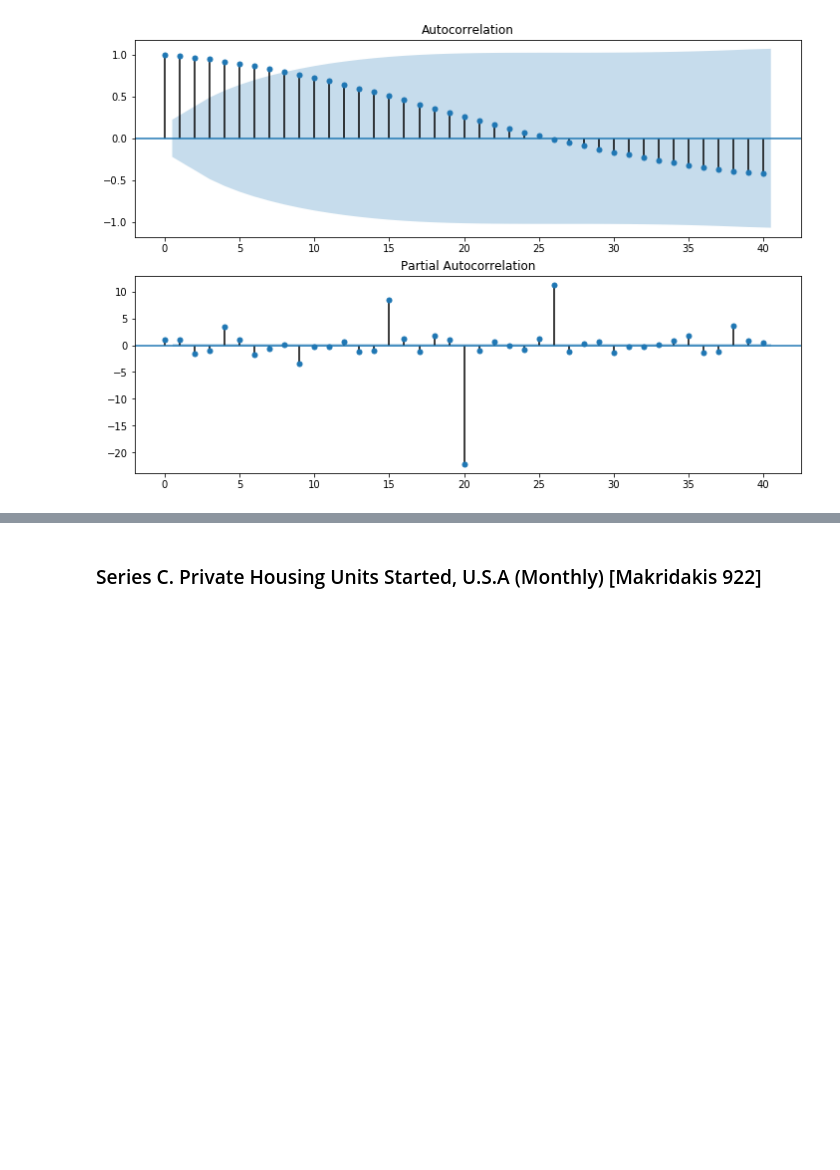
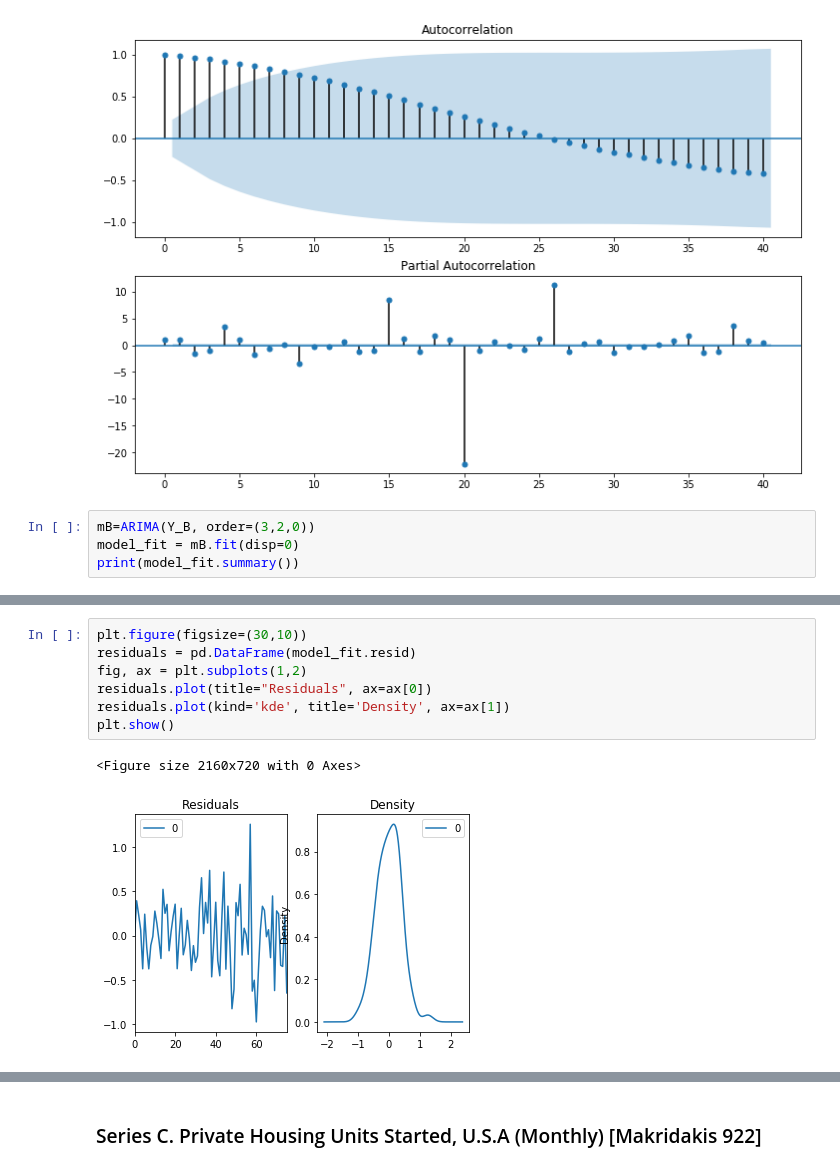
Before and after one commit to pazDaniela/MAT267, a Jupyter notebook: Certamen_2/C2.ipynb, the cells around one changed output, grey strips where cells are left out. Cells and saved outputs as stored; diff of their text form; blank space fills up the shorter version.

```diff
--- a/Certamen_2/C2.ipynb
+++ b/Certamen_2/C2.ipynb
@@ -68,3 +71,7 @@ ax2 = fig.add_subplot(212)
 fig = sm.graphics.tsa.plot_pacf(Y_B, lags=40, ax=ax2)
 # %% [output]
 [figure]
+# %%
+mB=ARIMA(Y_B, order=(3,2,0))
+model_fit = mB.fit(disp=0)
+print(model_fit.summary())
@@ -70,0 +96,10 @@ fig = sm.graphics.tsa.plot_pacf(Y_B, lags=40, ax=ax2)
+# %%
+plt.figure(figsize=(30,10))
+residuals = pd.DataFrame(model_fit.resid)
+fig, ax = plt.subplots(1,2)
+residuals.plot(title="Residuals", ax=ax[0])
+residuals.plot(kind='kde', title='Density', ax=ax[1])
+plt.show()
+# %% [output]
+<Figure size 2160x720 with 0 Axes>
+[figure, added]
```
Also changed, not shown: parts of 33 cells of this notebook.
